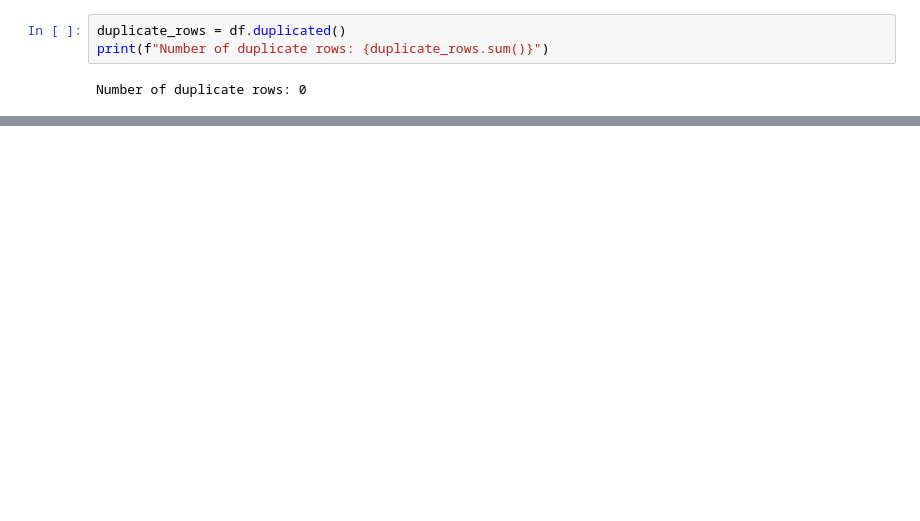
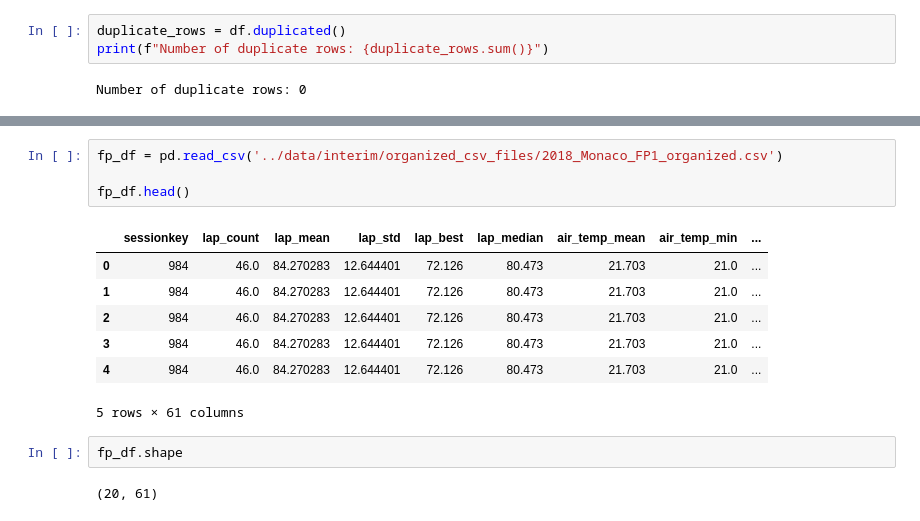
Before and after one commit to bordanattila/F1_Prediction, a Jupyter notebook: notebooks/01.eda.ipynb, the cells around one changed output, grey strips where cells are left out. Drawn from its saved outputs; the diff is of its cells as text; blank space fills up the shorter version.

```diff
--- a/notebooks/01.eda.ipynb
+++ b/notebooks/01.eda.ipynb
@@ -72,0 +171,16 @@ Number of duplicate rows: 0
+# %%
+fp_df = pd.read_csv('../data/interim/organized_csv_files/2018_Monaco_FP1_organized.csv')
+
+fp_df.head()
+# %% [output]
+|  | sessionkey | lap_count | lap_mean | lap_std | lap_best | lap_median | air_temp_mean | air_temp_min | ... |
+| 0 | 984 | 46.0 | 84.270283 | 12.644401 | 72.126 | 80.473 | 21.703 | 21.0 | ... |
+| 1 | 984 | 46.0 | 84.270283 | 12.644401 | 72.126 | 80.473 | 21.703 | 21.0 | ... |
+| 2 | 984 | 46.0 | 84.270283 | 12.644401 | 72.126 | 80.473 | 21.703 | 21.0 | ... |
+| 3 | 984 | 46.0 | 84.270283 | 12.644401 | 72.126 | 80.473 | 21.703 | 21.0 | ... |
+| 4 | 984 | 46.0 | 84.270283 | 12.644401 | 72.126 | 80.473 | 21.703 | 21.0 | ... |
+5 rows × 61 columns
+# %%
+fp_df.shape
+# %% [output]
+(20, 61)
```
Also changed, not shown: parts of 18 cells of this notebook, 7 other files.
